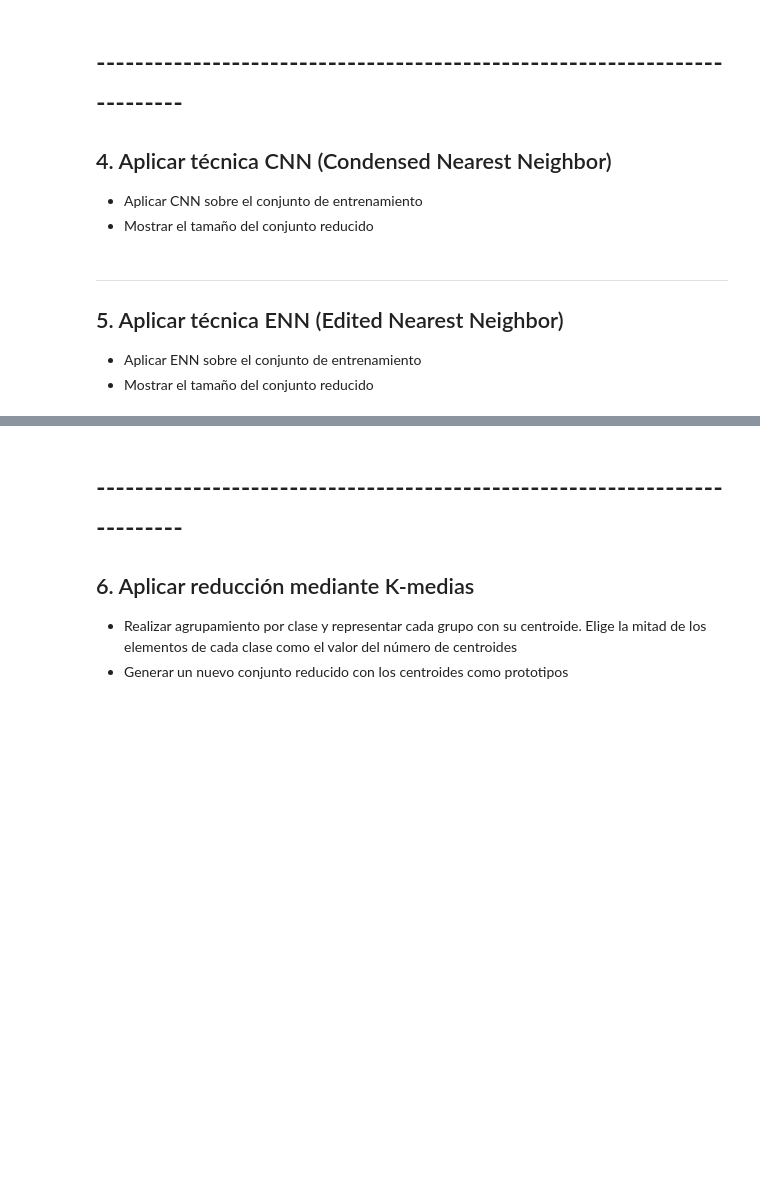
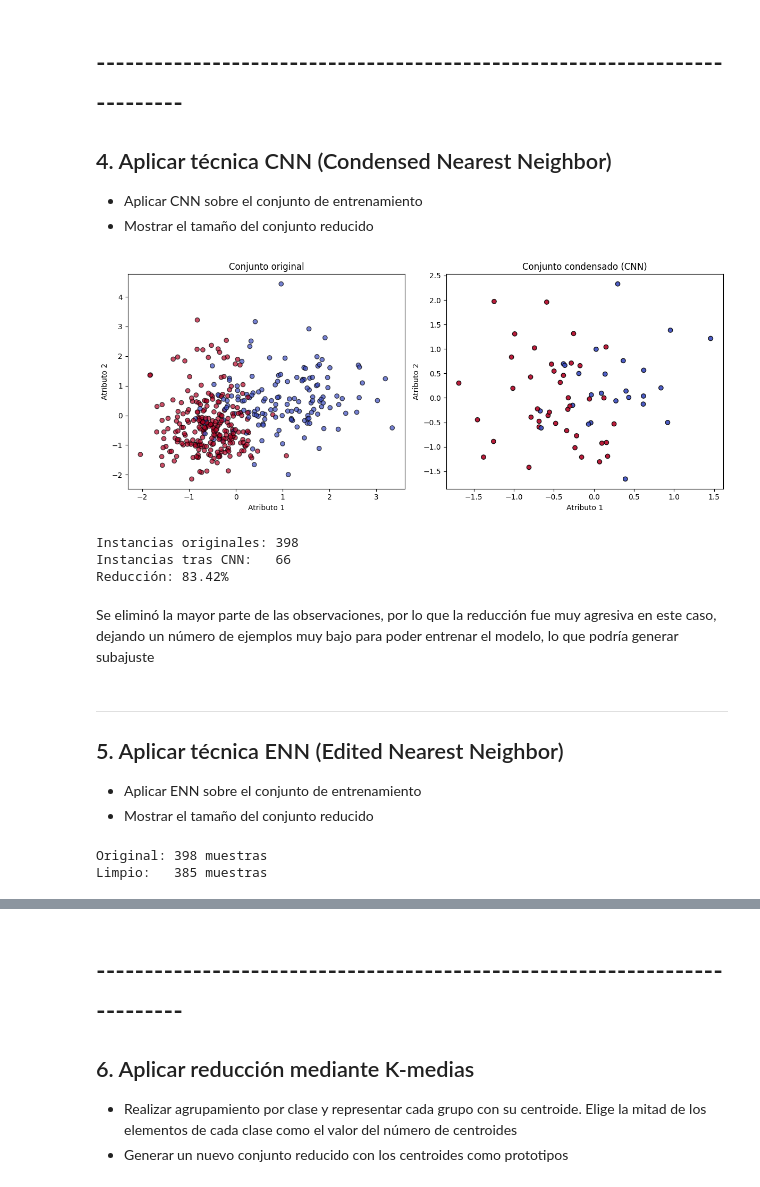
Before and after one commit to GustavoHDLC1/Colab_Files_PADP, a Jupyter notebook: PracticaReduccionNumerosidad.ipynb, the cells around one changed output, grey strips where cells are left out. Cells and saved outputs as stored; diff of their text form; code cells hidden in the pictures; blank space fills up the shorter version.

```diff
--- a/PracticaReduccionNumerosidad.ipynb
+++ b/PracticaReduccionNumerosidad.ipynb
@@ -39,3 +144,12 @@ En el caso de los códigos de ENN, CNN, estos  deberás tomarlos del cuaderno qu
+# %%
+X = df.drop(columns='target')
+y = df['target']
+# %%
+# 3. Preprocesamiento
+X_train, X_test, y_train, y_test = train_test_split(X, y, test_size=0.3, random_state=42, stratify=y)
+scaler = StandardScaler()
+X_train_scaled = scaler.fit_transform(X_train)   # Aprende media y desviación estándar del entrenamiento
+X_test_scaled = scaler.transform(X_test)         # Aplica las mismas transformaciones al test
 # %% [markdown]
 # --------------------------------------------------------------------------
 
@@ -48,3 +214,36 @@ En el caso de los códigos de ENN, CNN, estos  deberás tomarlos del cuaderno qu
+# %%
+# Aplicar CNN
+cnn = CNN(n_neighbors=1)
+X_cnn, y_cnn = cnn.select_data(X_train_scaled, y_train)
+# %%
+# Visualización
+plt.figure(figsize=(12, 5))
+
+plt.subplot(1, 2, 1)
+plt.scatter(X_train_scaled[:, 0], X_train_scaled[:, 1], c=y_train, cmap='coolwarm', edgecolor='k', alpha=0.7)
+plt.title("Conjunto original")
+plt.xlabel("Atributo 1")
+plt.ylabel("Atributo 2")
+
+plt.subplot(1, 2, 2)
+plt.scatter(X_cnn[:, 0], X_cnn[:, 1], c=y_cnn, cmap='coolwarm', edgecolor='k', alpha=0.9)
+plt.title("Conjunto condensado (CNN)")
+plt.xlabel("Atributo 1")
+plt.ylabel("Atributo 2")
+
+plt.tight_layout()
+plt.show()
+
+print(f"Instancias originales: {len(y_train)}")
+print(f"Instancias tras CNN:   {len(y_cnn)}")
+print(f"Reducción: {100 * cnn.reduction_:.2f}%")
+# %% [output]
+[figure, added]
+Instancias originales: 398
+Instancias tras CNN:   66
+Reducción: 83.42%
+# %% [markdown]
+Se eliminó la mayor parte de las observaciones, por lo que la reducción fue muy agresiva en este caso, dejando un número de ejemplos muy bajo para poder entrenar el modelo, lo que podría generar subajuste
 # %% [markdown]
  --------------------------------------------------------------------------
 
@@ -56,0 +286,14 @@ En el caso de los códigos de ENN, CNN, estos  deberás tomarlos del cuaderno qu
+# %%
+# Aplicar ENN
+selector = ENN(n_neighbors=5)
+selector.fit(X_train_scaled, y_train)
+
+# Seleccionar subconjunto
+idx = selector.sample_indices_
+X_clean, y_clean = X_train_scaled[idx], y_train.values[idx]
+
+print(f"Original: {len(y_train)} muestras")
+print(f"Limpio:   {len(y_clean)} muestras")
+# %% [output]
+Original: 398 muestras
+Limpio:   385 muestras
```
Also changed, not shown: parts of 27 cells of this notebook.
